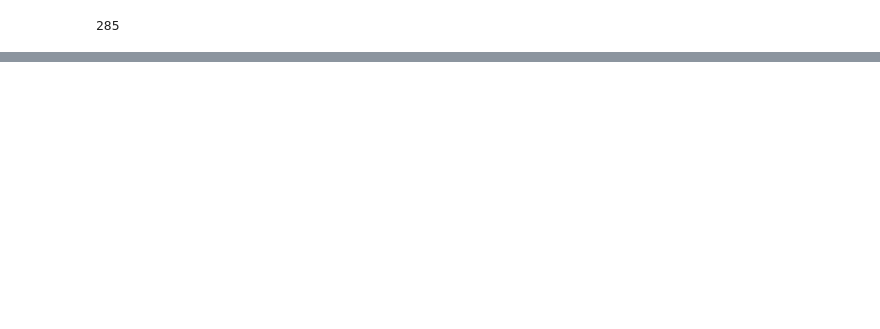
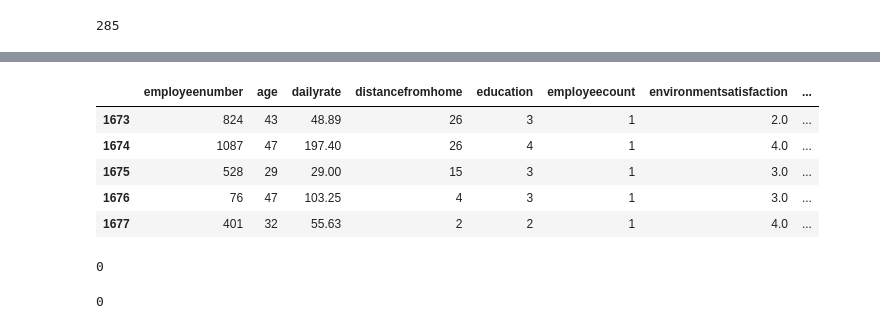
Before and after one commit to ArianaPapantonio/Final_project_module_3, a Jupyter notebook: CSV/numericos.ipynb, the cells around one changed output, grey strips where cells are left out. Drawn from its saved outputs; the diff is of its cells as text; code cells hidden in the pictures; blank space fills up the shorter version.

```diff
--- a/CSV/numericos.ipynb
+++ b/CSV/numericos.ipynb
@@ -63,0 +626,31 @@ df_numericos['salary'].isnull().sum()
+# %%
+## Tenemos que completar los 'NaN' de monthlyincome con la división de salary / 12
+# Solo actualizar las filas de 'monthlyincome' donde sea NaN
+df_numericos['monthlyincome'] = df_numericos.apply(
+    lambda row: row['salary'] / 12 if pd.notnull(row['salary']) and pd.isnull(row['monthlyincome']) else row['monthlyincome'],
+    axis=1
+)
+# %%
+## Tenemos que completar los 'NaN' de salary con la multiplicacion de monthlyincome * 12
+# Solo actualizar las filas de 'salary' donde sea NaN
+df_numericos['salary'] = df_numericos.apply(
+    lambda row: row['monthlyincome'] * 12 if pd.notnull(row['monthlyincome']) and pd.isnull(row['salary']) else row['salary'],
+    axis=1
+)
+# %%
+df_numericos.tail()
+# %% [output]
+|  | employeenumber | age | dailyrate | distancefromhome | education | employeecount | environmentsatisfaction | ... |
+| 1673 | 824 | 43 | 48.89 | 26 | 3 | 1 | 2.0 | ... |
+| 1674 | 1087 | 47 | 197.40 | 26 | 4 | 1 | 4.0 | ... |
+| 1675 | 528 | 29 | 29.00 | 15 | 3 | 1 | 3.0 | ... |
+| 1676 | 76 | 47 | 103.25 | 4 | 3 | 1 | 3.0 | ... |
+| 1677 | 401 | 32 | 55.63 | 2 | 2 | 1 | 4.0 | ... |
+# %%
+df_numericos['monthlyincome'].isnull().sum()
+# %% [output]
+0
+# %%
+df_numericos['salary'].isnull().sum()
+# %% [output]
+0
```
Also changed, not shown: parts of 28 cells of this notebook.
